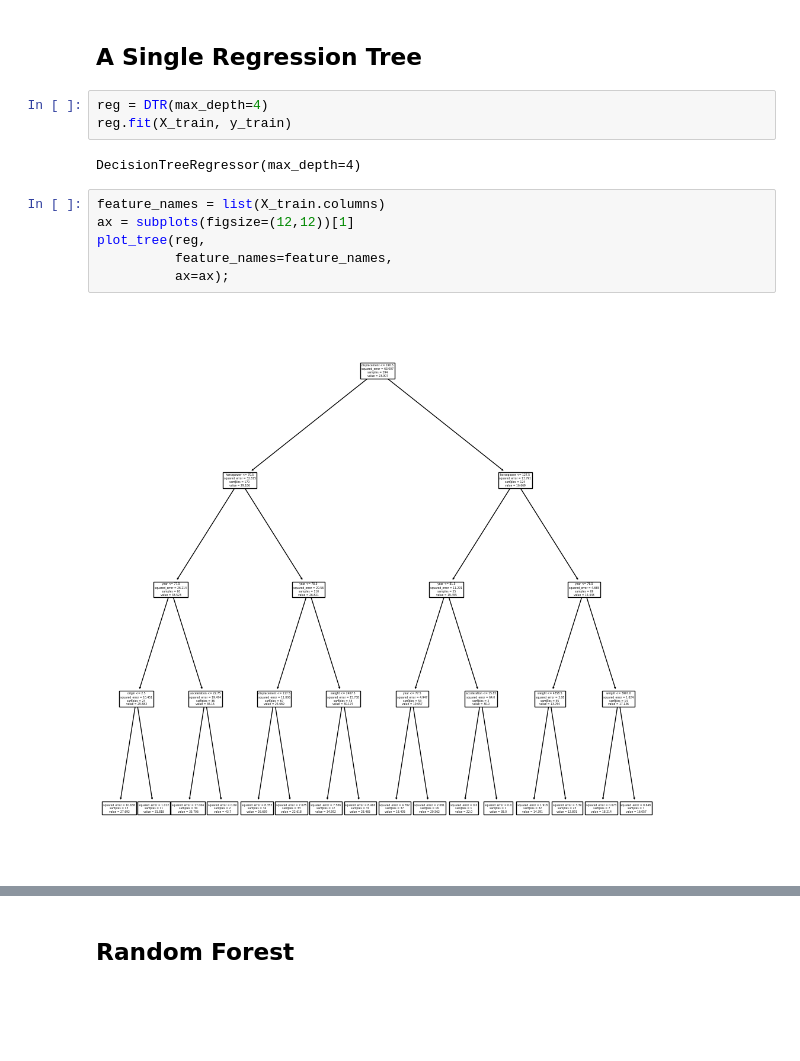
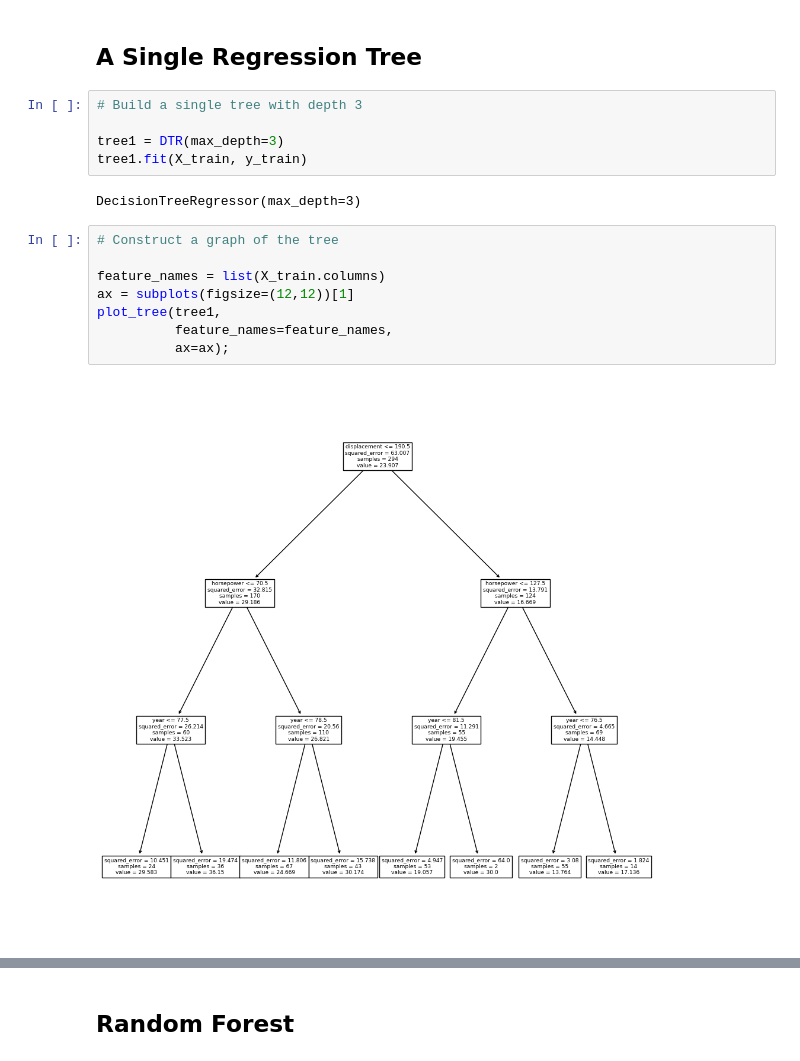
Before and after one commit to katesnow1/code_2600, a Jupyter notebook: trees.ipynb, the cells around one changed output, grey strips where cells are left out. Drawn from its saved outputs; the diff is of its cells as text; blank space fills up the shorter version.

Commit message:
updated trees lab

```diff
--- a/trees.ipynb
+++ b/trees.ipynb
@@ -73,15 +73,19 @@ X_train
 # %% [markdown]
 ## A Single Regression Tree
 # %%
-reg = DTR(max_depth=4)
-reg.fit(X_train, y_train)
+# Build a single tree with depth 3
+
+tree1 = DTR(max_depth=3)
+tree1.fit(X_train, y_train)
 # %% [output]
-DecisionTreeRegressor(max_depth=4)
+DecisionTreeRegressor(max_depth=3)
 # %%
+# Construct a graph of the tree
+
 feature_names = list(X_train.columns)
 ax = subplots(figsize=(12,12))[1]
-plot_tree(reg,
+plot_tree(tree1,
           feature_names=feature_names,
           ax=ax);
 # %% [output]
-[figure, old version]
+[figure, new version]
```
Also changed, not shown: parts of 10 cells of this notebook.
